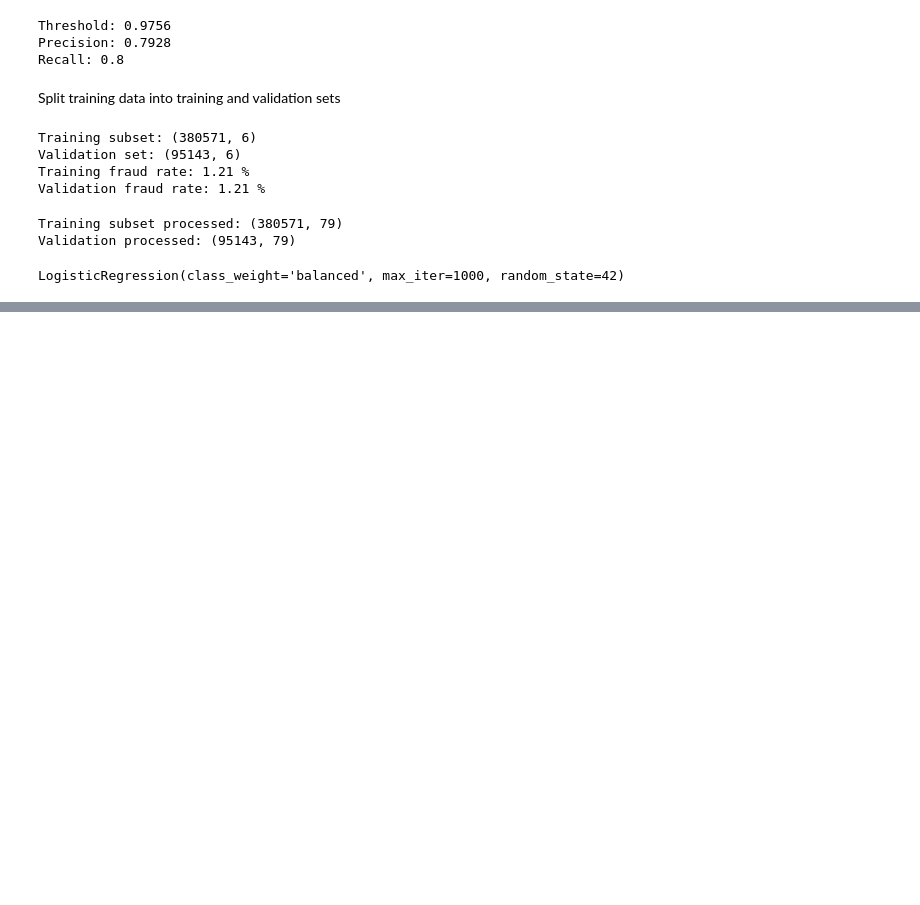
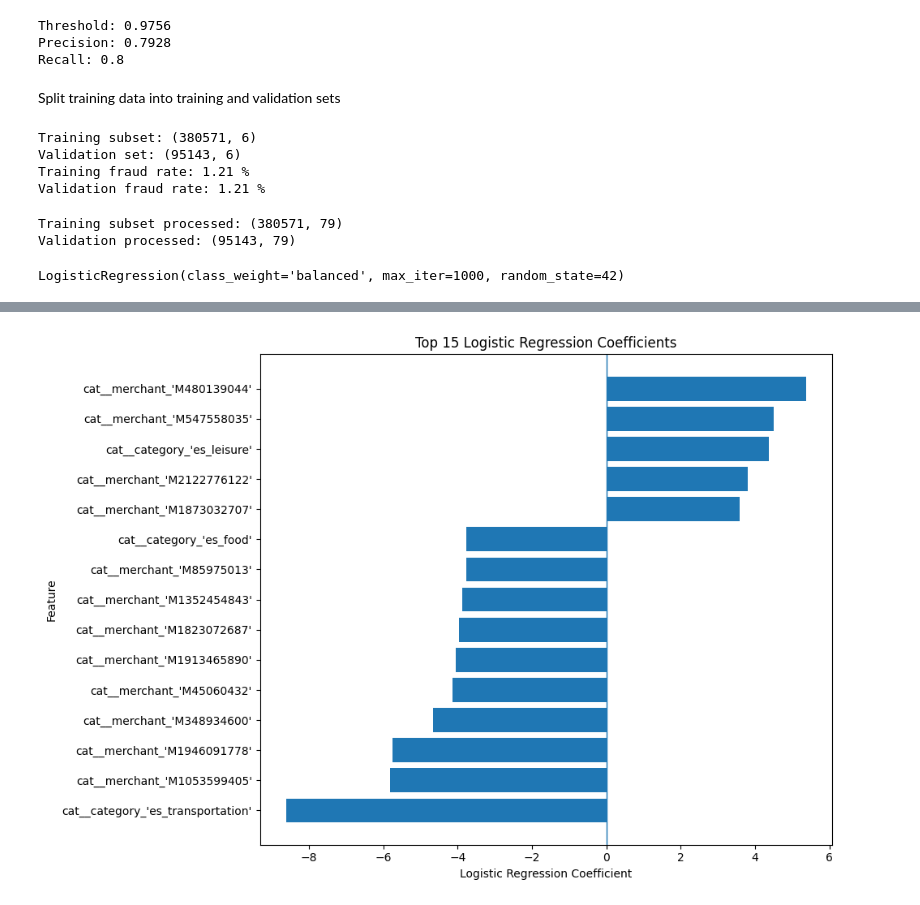
Before and after one commit to Ashwini8686/financial-transaction-fraud-detection, a Jupyter notebook: Notebook/Fraud_detection.ipynb, the cells around one changed output, grey strips where cells are left out. Drawn from its saved outputs; the diff is of its cells as text; code cells hidden in the pictures; blank space fills up the shorter version.

```diff
--- a/Notebook/Fraud_detection.ipynb
+++ b/Notebook/Fraud_detection.ipynb
@@ -1324,0 +2279,13 @@ y_val_prob = lr_model_val.predict_proba(X_val_processed)[:, 1]
+# %%
+train_df = df_history[df_history['step'] < 126].copy()
+
+val_df = df_history[
+    (df_history['step'] >= 126) &
+    (df_history['step'] < 153)
+].copy()
+
+test_df = df_history[df_history['step'] >= 153].copy()
+
+print("Training:", train_df.shape)
+print("Validation:", val_df.shape)
+print("Testing:", test_df.shape)
@@ -1324,0 +2359,12 @@ y_val_prob = lr_model_val.predict_proba(X_val_processed)[:, 1]
+# %%
+from sklearn.linear_model import LogisticRegression
+
+lr_model = LogisticRegression(
+    max_iter=1000,
+    class_weight='balanced',
+    random_state=42
+)
+
+lr_model.fit(X_train_processed, y_train)
+
+print("Logistic Regression training complete!")
@@ -1324,0 +2547,20 @@ y_val_prob = lr_model_val.predict_proba(X_val_processed)[:, 1]
+# %%
+top_features = (
+    feature_importance
+    .head(15)
+    .sort_values('coefficient')
+)
+
+plt.figure(figsize=(10, 7))
+plt.barh(
+    top_features['feature'],
+    top_features['coefficient']
+)
+plt.axvline(0, linewidth=1)
+plt.xlabel('Logistic Regression Coefficient')
+plt.ylabel('Feature')
+plt.title('Top 15 Logistic Regression Coefficients')
+plt.tight_layout()
+plt.show()
+# %% [output]
+[figure, added]
```
Also changed, not shown: parts of 61 cells of this notebook.
